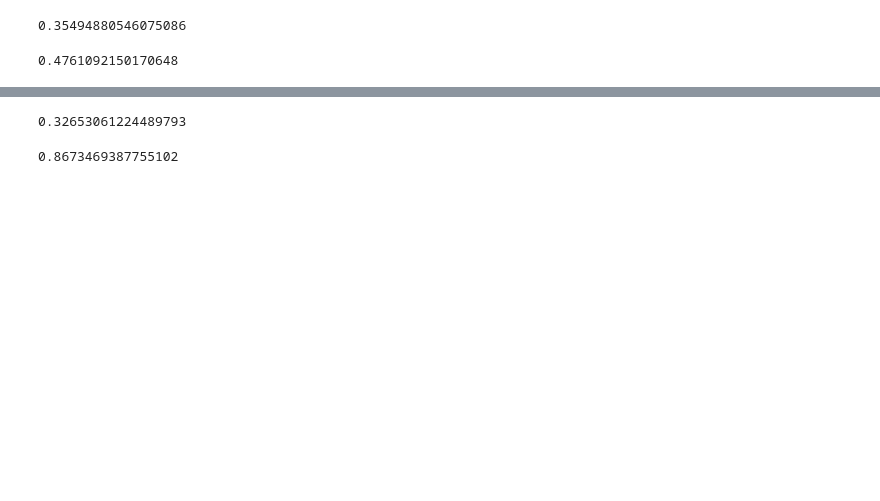
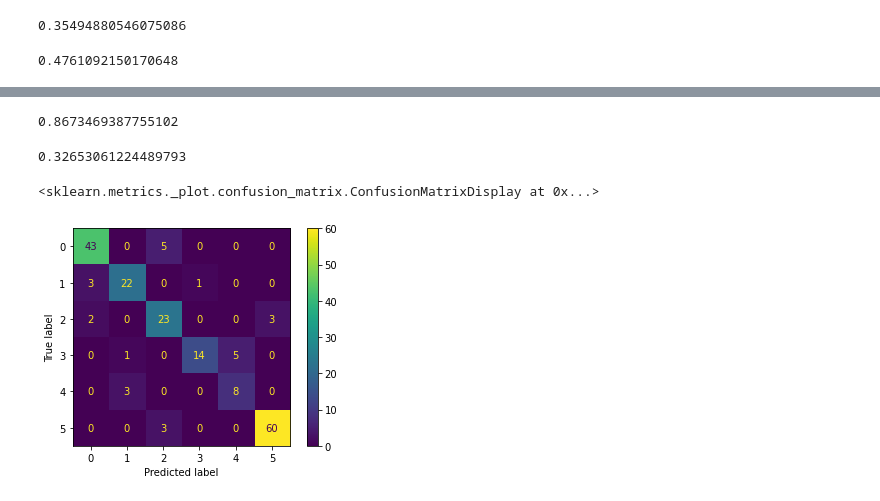
Before and after one commit to LydiaCuffman/cville_school_zones, a Jupyter notebook: EDA.ipynb, the cells around one changed output, grey strips where cells are left out. Cells and saved outputs as stored; diff of their text form; code cells hidden in the pictures; blank space fills up the shorter version.

Commit message:
added confusion matrices

```diff
--- a/EDA.ipynb
+++ b/EDA.ipynb
@@ -701,8 +703,17 @@ tree_grid_search_race.best_params_
-# %%
-tree_grid_search_race.score(race_te_pca, y_test_labelled)
-# %% [output]
-0.32653061224489793
-# %%
-tree_grid_search.score(X_te_pca, y_test_labelled)
-# %% [output]
-0.8673469387755102
+# %%
+#Evaluate our best model of all data on the test set
+tree_grid_search.score(X_te_pca, y_test_labelled)
+# %% [output]
+0.8673469387755102
+# %%
+#Evaluate our best model of just racial demographics on the test set
+tree_grid_search_race.score(race_te_pca, y_test_labelled)
+# %% [output]
+0.32653061224489793
+# %%
+block_predictions = confusion_matrix(y_test_labelled, tree_grid_search.predict(X_te_pca))
+disp = ConfusionMatrixDisplay(block_predictions)
+disp.plot()
+# %% [output]
+<sklearn.metrics._plot.confusion_matrix.ConfusionMatrixDisplay at 0x...>
+[figure, added]
```
Also changed, not shown: parts of 9 cells of this notebook.
